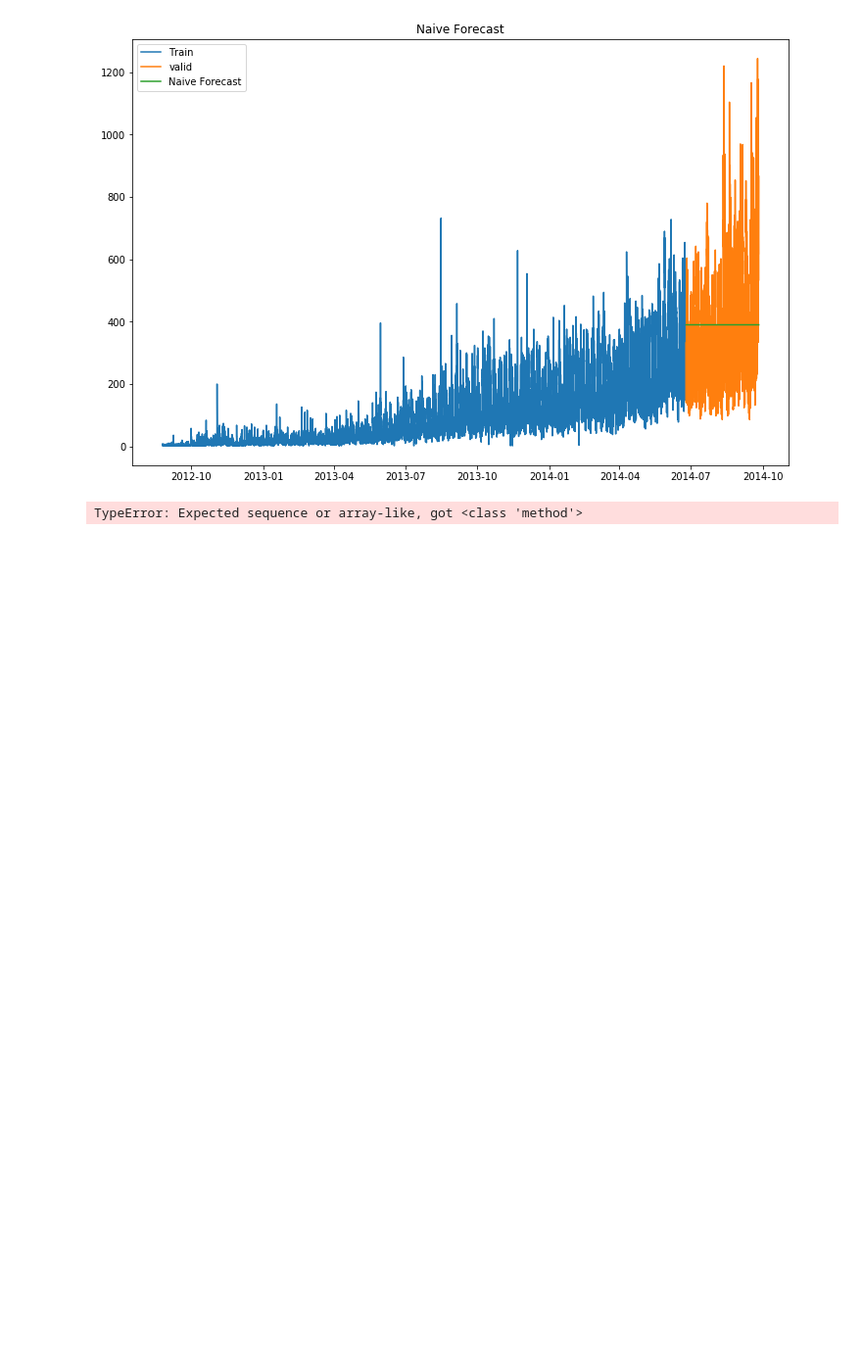
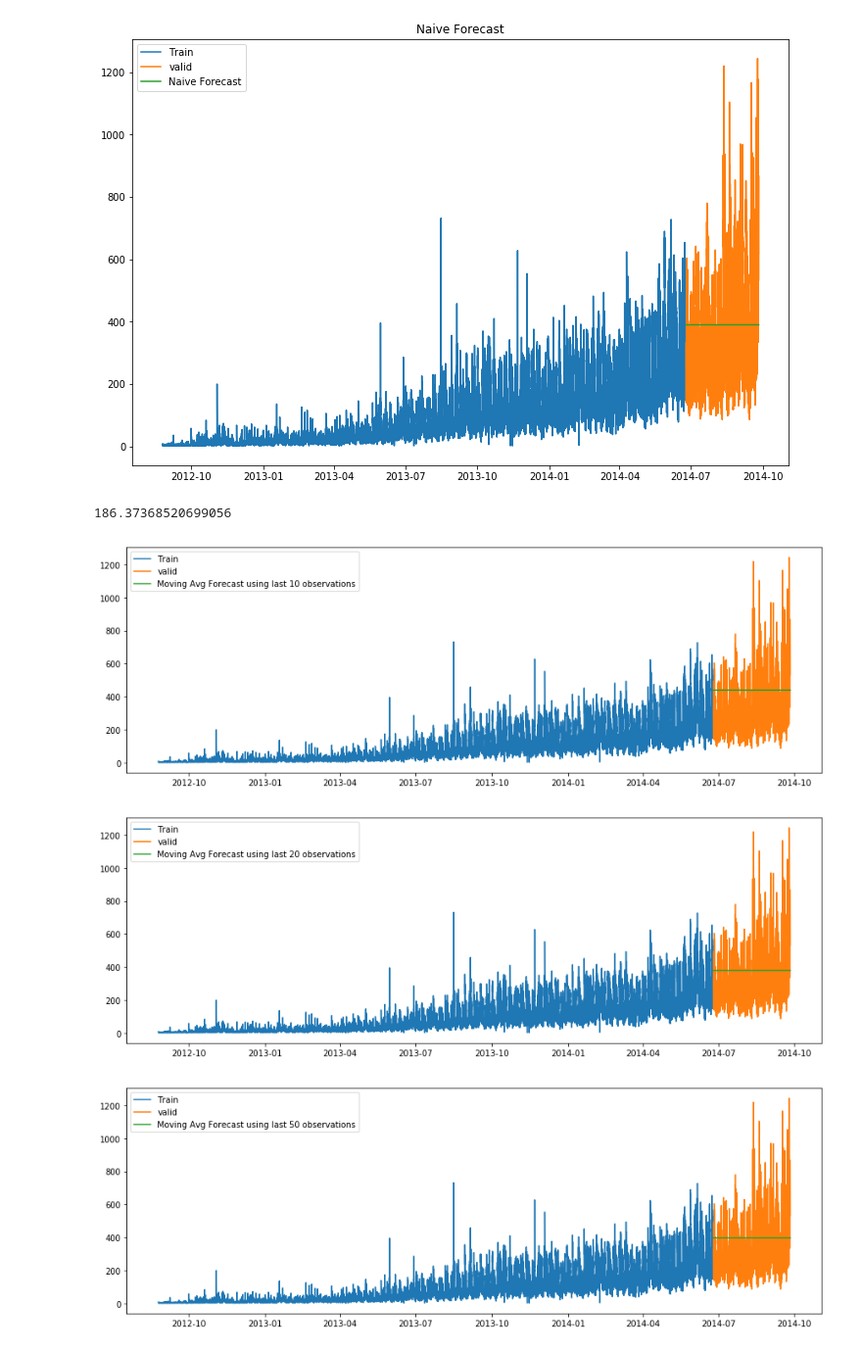
Before and after one commit to NilSagor/ml_kaggle, a Jupyter notebook: jetrail_timeseries/jetrail_timeseries.ipynb, the cells around one changed output. Shown: that part at 98% size. Saved outputs shown, nothing was run; the diff lists cells and outputs as text; code cells hidden in the pictures; blank space fills up the shorter version.

Commit message:
moving avg tried

```diff
--- a/jetrail_timeseries/jetrail_timeseries.ipynb
+++ b/jetrail_timeseries/jetrail_timeseries.ipynb
@@ -207,7 +207,42 @@ plt.show()
 # %%
 from sklearn.metrics import mean_squared_error
 from math import sqrt
-rms = sqrt(mean_squared_error(valid.count, y_hat.naive))
+rms = sqrt(mean_squared_error(valid.Count, y_hat.naive))
 print(rms)
 # %% [output]
-TypeError: Expected sequence or array-like, got <class 'method'>
+186.37368520699056
+# %%
+# moving average method
+## we will take the average of the passenger counts for the last few times periods only
+## the rolling mean for last 10, 20, 50 days
+
+y_hat_avg = valid.copy()
+y_hat_avg['moving_avg_forecast'] = train['Count'].rolling(10).mean().iloc[-1] # avg of 10 observations
+plt.figure(figsize = (15,5))
+plt.plot(train['Count'], label = 'Train')
+plt.plot(valid['Count'], label = 'valid')
+plt.plot(y_hat_avg['moving_avg_forecast'], label = 'Moving Avg Forecast using last 10 observations')
+plt.legend(loc = 'best')
+plt.show()
+
+y_hat_avg = valid.copy()
+y_hat_avg['moving_avg_forecast'] = train['Count'].rolling(20).mean().iloc[-1] # avg of 20 observations
+plt.figure(figsize = (15,5))
+plt.plot(train['Count'], label = 'Train')
+plt.plot(valid['Count'], label = 'valid')
+plt.plot(y_hat_avg['moving_avg_forecast'], label = 'Moving Avg Forecast using last 20 observations')
+plt.legend(loc = 'best')
+plt.show()
+
+y_hat_avg = valid.copy()
+y_hat_avg['moving_avg_forecast'] = train['Count'].rolling(50).mean().iloc[-1] # avg of 50 observations
+plt.figure(figsize = (15,5))
+plt.plot(train['Count'], label = 'Train')
+plt.plot(valid['Count'], label = 'valid')
+plt.plot(y_hat_avg['moving_avg_forecast'], label = 'Moving Avg Forecast using last 50 observations')
+plt.legend(loc = 'best')
+plt.show()
+# %% [output]
+[figure, added]
+[figure, added]
+[figure, added]
```
Also changed, not shown: parts of 1 cell of this notebook.
